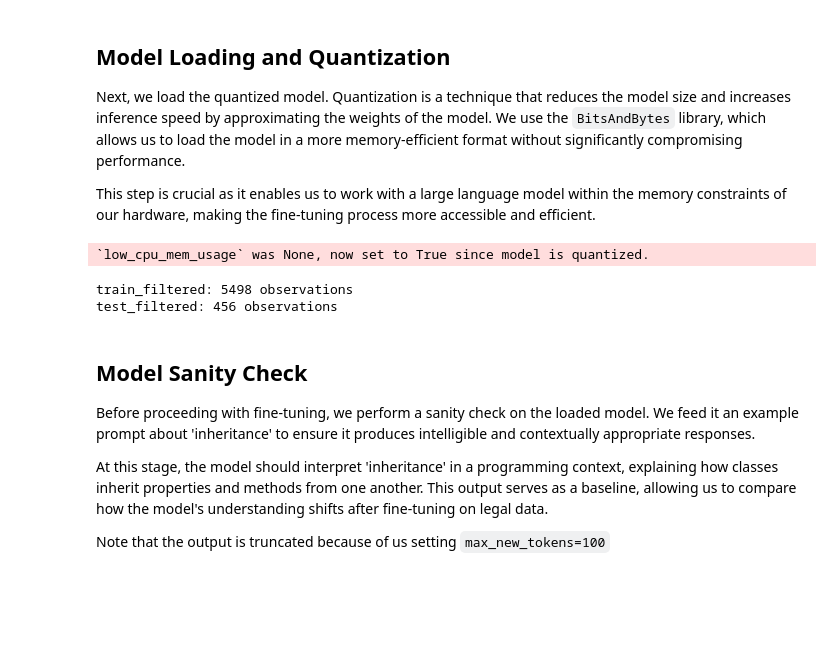
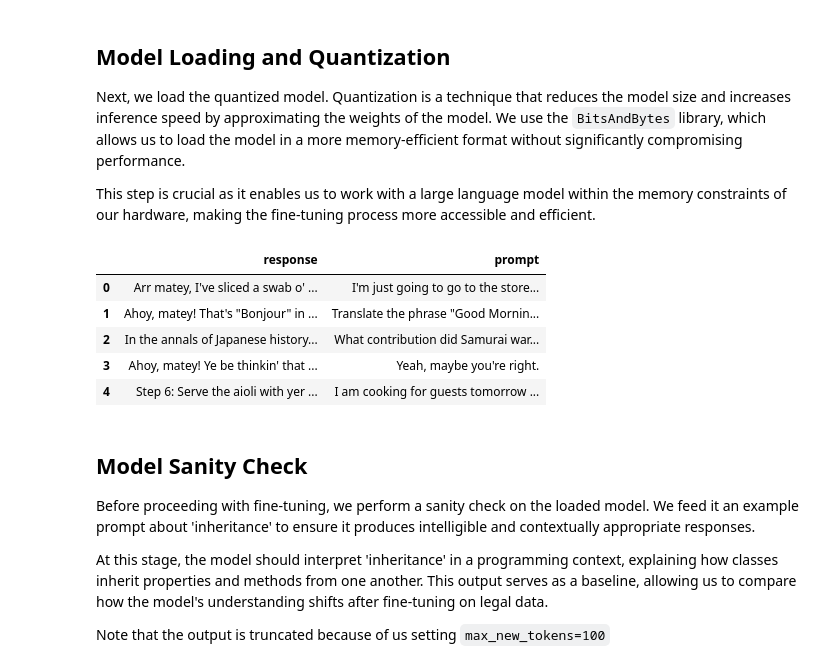
Before and after one commit to martinscooper/granite-snack-cookbook, a Jupyter notebook: recipes/Fine_Tuning/Finetuning_Granite_Pirate_Style.ipynb, the cells around one changed output. Saved outputs shown, nothing was run; the diff lists cells and outputs as text; code cells hidden in the pictures; blank space fills up the shorter version.

Commit message:
uses granite instruct and works

```diff
--- a/recipes/Fine_Tuning/Finetuning_Granite_Pirate_Style.ipynb
+++ b/recipes/Fine_Tuning/Finetuning_Granite_Pirate_Style.ipynb
@@ -63,7 +63,7 @@ from transformers import AutoTokenizer, AutoModelForCausalLM, TrainingArguments,
 from peft import LoraConfig
 from trl import SFTTrainer
 
-model_checkpoint = "ibm-granite/granite-3b-code-instruct-2k"
+model_checkpoint = "ibm-granite/granite-3.0-2b-instruct"
 tokenizer = AutoTokenizer.from_pretrained(model_checkpoint)
 
 BitsAndBytesConfig
@@ -78,25 +78,47 @@ bnb_config = BitsAndBytesConfig(
 model = AutoModelForCausalLM.from_pretrained(
   model_checkpoint,
   quantization_config=bnb_config,
-  trust_remote_code=True
+  device_map="auto"
+
 )
 
 model_loadtime = timeit.default_timer() - start_time
-# %% [output]
-`low_cpu_mem_usage` was None, now set to True since model is quantized.
 # %%
 from transformers import pipeline
 import datasets
 
 def pirateify(batch):
-    prompts = [f"make it sound like a pirate said this, do not include any preamble or explanation only piratify the following: {response}" for response in batch['response']]
-    inputs = tokenizer(prompts, return_tensors="pt", padding=True, truncation=True).to('cuda')
-    outputs = model.generate(**inputs, max_new_tokens=256, do_sample=True, top_p=0.95, temperature=0.7)
-    pirate_responses = [tokenizer.decode(output, skip_special_tokens=True) for output in outputs]
-    return {
-        'prompt': batch['prompt'],
-        'response': pirate_responses
-    }
+  prompts = [f"make it sound like a pirate said this, do not include any preamble or explanation only piratify the following: {response}" for response in batch['response']]
+
+  # Tokenize the inputs in batch and move them to GPU
+  inputs = tokenizer(prompts, return_tensors="pt", padding=True, truncation=True).to('cuda')
+
+  # Generate the pirate-like responses in batch
+  outputs = model.generate(**inputs, max_new_tokens=256, do_sample=True, top_p=0.95, temperature=0.7)
+
+  # Decode the generated tokens into text for each output in the batch
+  pirate_responses = []
+  for output in outputs:
+    pr = tokenizer.decode(output, skip_special_tokens=True)
+    if '\n\n' in pr:
+      pirate_responses.append(pr.split('\n\n')[-1])
+    else:
+      print(pr)
+      pirate_responses.append(pr)
+
+  # Move the outputs back to CPU (to free up GPU memory)
+  inputs = inputs.to('cpu')
+  outputs = outputs.to('cpu')
+
+  # Clear the GPU cache to release any unused memory
+  torch.cuda.empty_cache()
+
+  # Return both 'prompt' and 'response' as lists (batch-wise)
+  return {
+      'prompt': batch['prompt'],  # The original prompts (already a batch)
+      'response': pirate_responses  # The pirate responses, generated in batch
+  }
+
 
 def filter_long_examples(example):
     prompt_tokens = tokenizer.tokenize(example['prompt'])
@@ -119,6 +141,12 @@ pirate_dataset = datasets.DatasetDict({
     'train': pirate_train,
     'test': pirate_test
 })
-# %% [output]
-train_filtered: 5498 observations
-test_filtered: 456 observations
+# %%
+pirate_dataset['train'].to_pandas().head()
+# %% [output]
+|  | response | prompt |
+| 0 | Arr matey, I've sliced a swab o' ... | I'm just going to go to the store... |
+| 1 | Ahoy, matey! That's "Bonjour" in ... | Translate the phrase "Good Mornin... |
+| 2 | In the annals of Japanese history... | What contribution did Samurai war... |
+| 3 | Ahoy, matey! Ye be thinkin' that ... | Yeah, maybe you're right. |
+| 4 | Step 6: Serve the aioli with yer ... | I am cooking for guests tomorrow ... |
```
Also changed, not shown: parts of 9 cells of this notebook.
